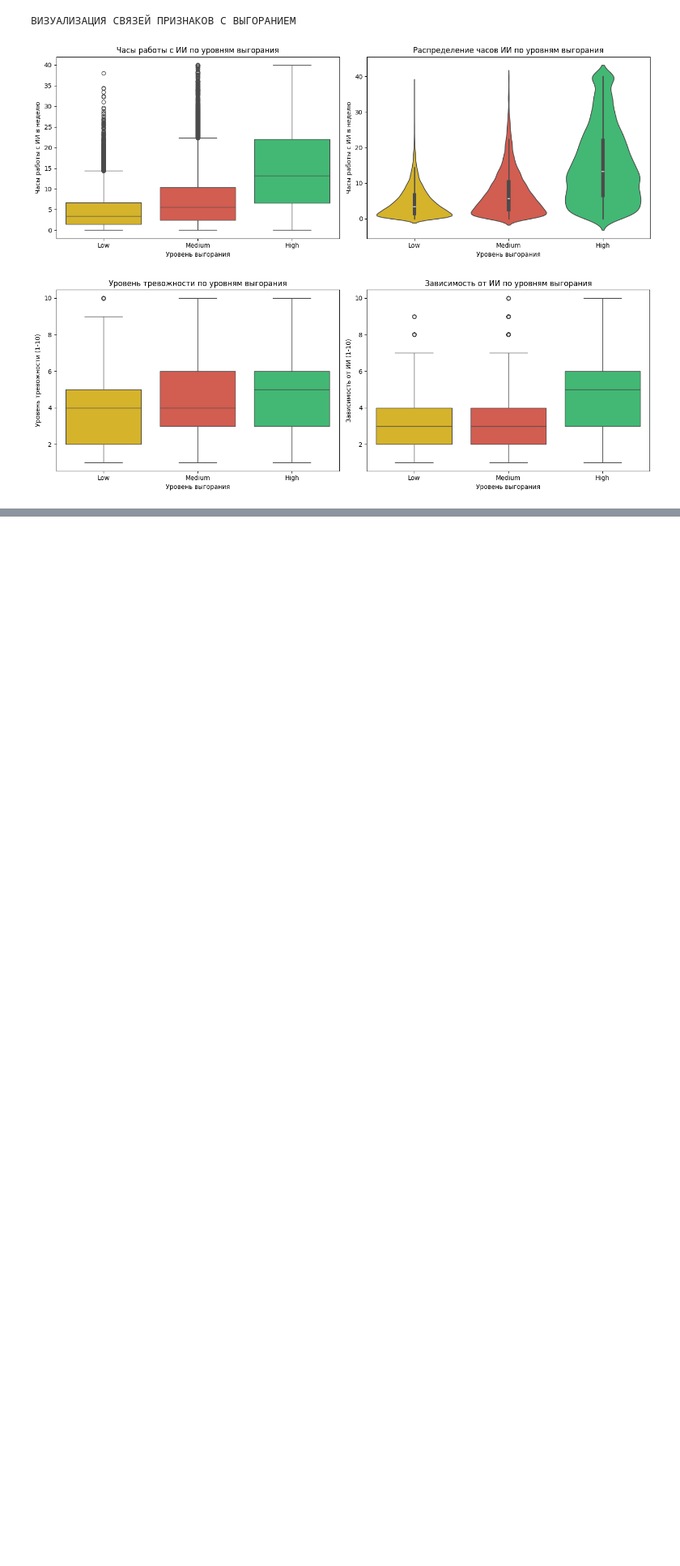
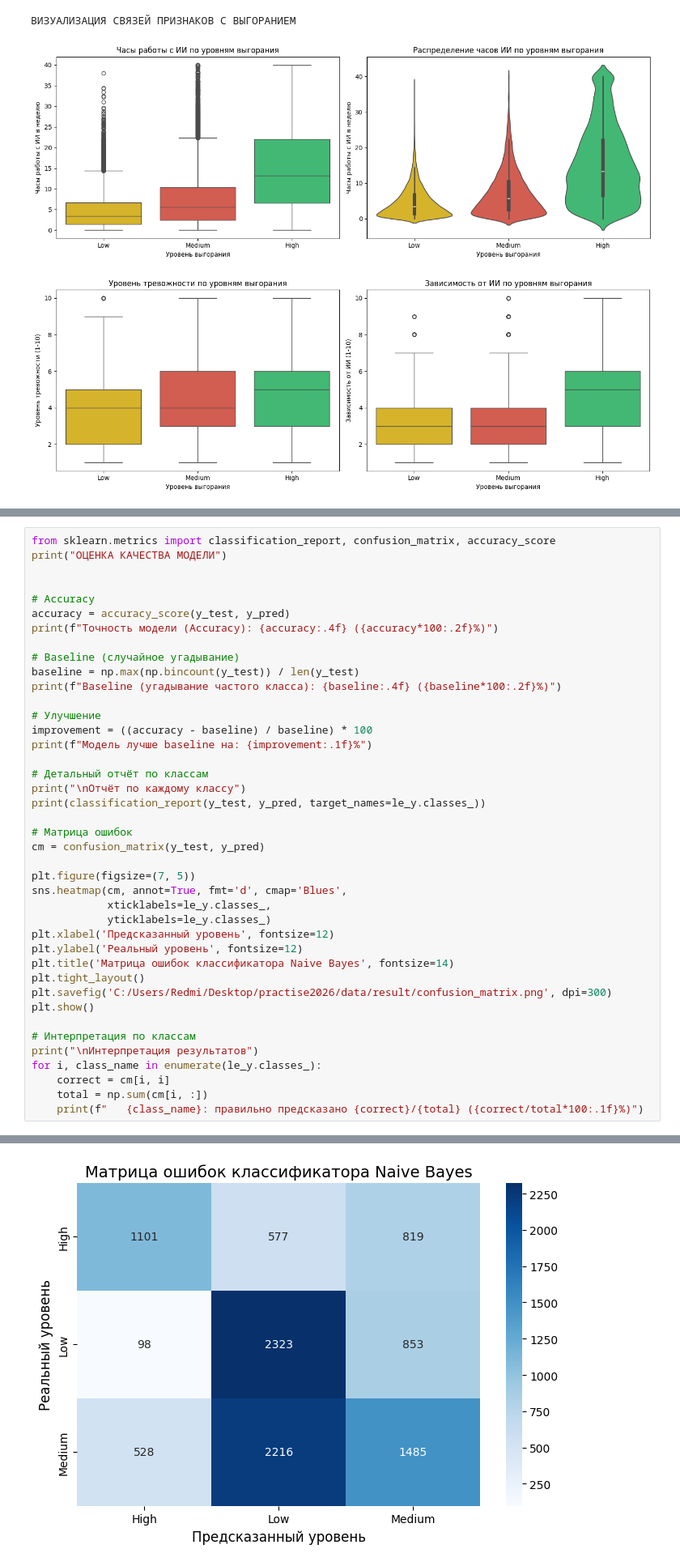
Before and after one commit to kiryshaboshki/-2026-, a Jupyter notebook: notebooks/02_model_training.ipynb, the cells around one changed output, grey strips where cells are left out. Shown at 81% size. Saved outputs shown, nothing was run; the diff lists cells and outputs as text; blank space fills up the shorter version.

Commit message:
feat: evaluate model and export data for Power BI

```diff
--- a/notebooks/02_model_training.ipynb
+++ b/notebooks/02_model_training.ipynb
@@ -195,0 +204,42 @@ print(f"   Первые 10 реальных: {y_test[:10]}")
+# %%
+from sklearn.metrics import classification_report, confusion_matrix, accuracy_score
+print("ОЦЕНКА КАЧЕСТВА МОДЕЛИ")
+
+
+# Accuracy
+accuracy = accuracy_score(y_test, y_pred)
+print(f"Точность модели (Accuracy): {accuracy:.4f} ({accuracy*100:.2f}%)")
+
+# Baseline (случайное угадывание)
+baseline = np.max(np.bincount(y_test)) / len(y_test)
+print(f"Baseline (угадывание частого класса): {baseline:.4f} ({baseline*100:.2f}%)")
+
+# Улучшение
+improvement = ((accuracy - baseline) / baseline) * 100
+print(f"Модель лучше baseline на: {improvement:.1f}%")
+
+# Детальный отчёт по классам
+print("\nОтчёт по каждому классу")
+print(classification_report(y_test, y_pred, target_names=le_y.classes_))
+
+# Матрица ошибок
+cm = confusion_matrix(y_test, y_pred)
+
+plt.figure(figsize=(7, 5))
+sns.heatmap(cm, annot=True, fmt='d', cmap='Blues',
+            xticklabels=le_y.classes_,
+            yticklabels=le_y.classes_)
+plt.xlabel('Предсказанный уровень', fontsize=12)
+plt.ylabel('Реальный уровень', fontsize=12)
+plt.title('Матрица ошибок классификатора Naive Bayes', fontsize=14)
+plt.tight_layout()
+plt.savefig('C:/Users/Redmi/Desktop/practise2026/data/result/confusion_matrix.png', dpi=300)
+plt.show()
+
+# Интерпретация по классам
+print("\nИнтерпретация результатов")
+for i, class_name in enumerate(le_y.classes_):
+    correct = cm[i, i]
+    total = np.sum(cm[i, :])
+    print(f"   {class_name}: правильно предсказано {correct}/{total} ({correct/total*100:.1f}%)")
+# %% [output]
@@ -195,0 +261 @@ print(f"   Первые 10 реальных: {y_test[:10]}")
+[figure, added]
```
Also changed, not shown: parts of 2 cells of this notebook, 2 other files.
